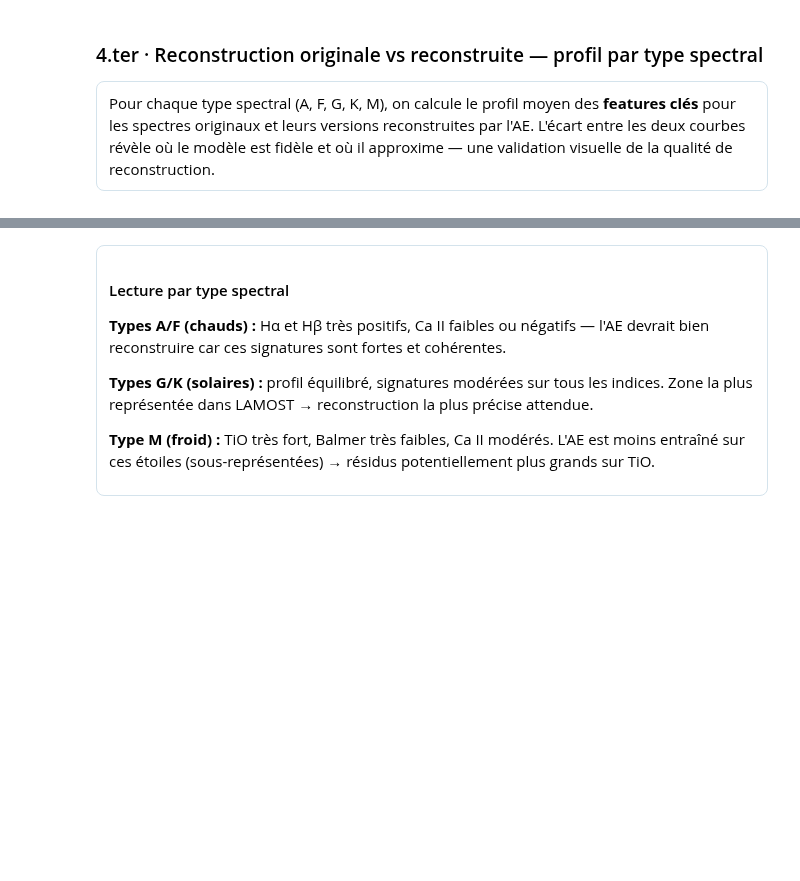
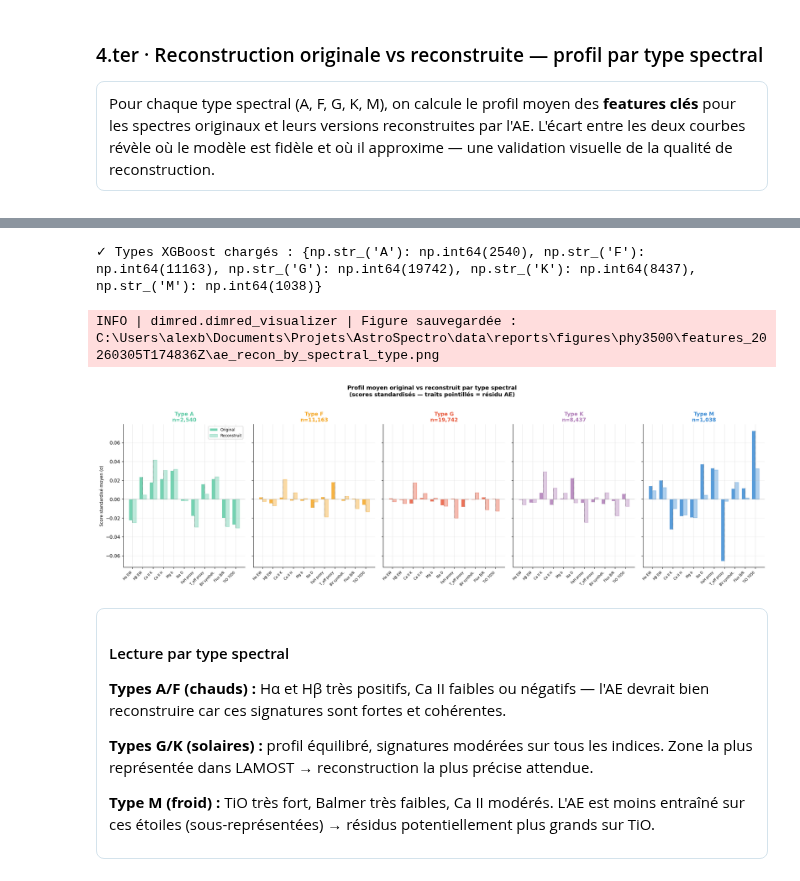
Before and after one commit to PhD-Brown/AstroSpectro, a Jupyter notebook: notebooks/dimred/phy3500_03_autoencoder.ipynb, the cells around one changed output, grey strips where cells are left out. Drawn from its saved outputs; the diff is of its cells as text; code cells hidden in the pictures; blank space fills up the shorter version.

```diff
--- a/notebooks/dimred/phy3500_03_autoencoder.ipynb
+++ b/notebooks/dimred/phy3500_03_autoencoder.ipynb
@@ -1044,0 +752,29 @@ else:
+# %%
+# ── §4.ter Reconstruction par type spectral (XGBoost NB02) ────────────────
+import joblib
+import matplotlib.pyplot as plt
+
+X_recon = ae.reconstruct(X)
+
+# Chargement des types depuis NB02
+_emb_path = Path(MODELS_DIR).parent / 'runs' / 'phy3500_umap_tsne' / 'phy3500_embeddings_latest.joblib'
+_xgb_ok = False
+if _emb_path.exists():
+    _emb = joblib.load(str(_emb_path))
+    if 'xgb_predictions' in _emb and _emb['xgb_predictions'] is not None:
+        spectral_types = np.array(_emb['xgb_predictions'])
+        _xgb_ok = True
+        print(f'✓ Types XGBoost chargés : {dict(zip(*np.unique(spectral_types, return_counts=True)))}')
+
+if not _xgb_ok:
+    spectral_types = y  # fallback
+    print('⚠  Fallback sur classe LAMOST')
+
+fig, axes = viz.plot_ae_recon_by_spectral_type(
+    X=X, X_recon=X_recon,
+    spectral_types=spectral_types,
+    feature_names=feature_names,
+    save_path=FIGURES_DIR / 'ae_recon_by_spectral_type.png',
+)
+plt.show()
+# %% [output]
@@ -1045,3 +782,6 @@ else:
+✓ Types XGBoost chargés : {np.str_('A'): np.int64(2540), np.str_('F'): np.int64(11163), np.str_('G'): np.int64(19742), np.str_('K'): np.int64(8437), np.str_('M'): np.int64(1038)}
+INFO | dimred.dimred_visualizer | Figure sauvegardée : C:\Users\alexb\Documents\Projets\AstroSpectro\data\reports\figures\phy3500\features_20260305T174836Z\ae_recon_by_spectral_type.png
+[figure, added]
 # %% [markdown]
 <div style="
     background: linear-gradient(135deg, rgba(52, 94, 133, 0.18), rgba(89, 122, 157, 0.14));
```
Also changed, not shown: parts of 37 cells of this notebook, 11 other files.
